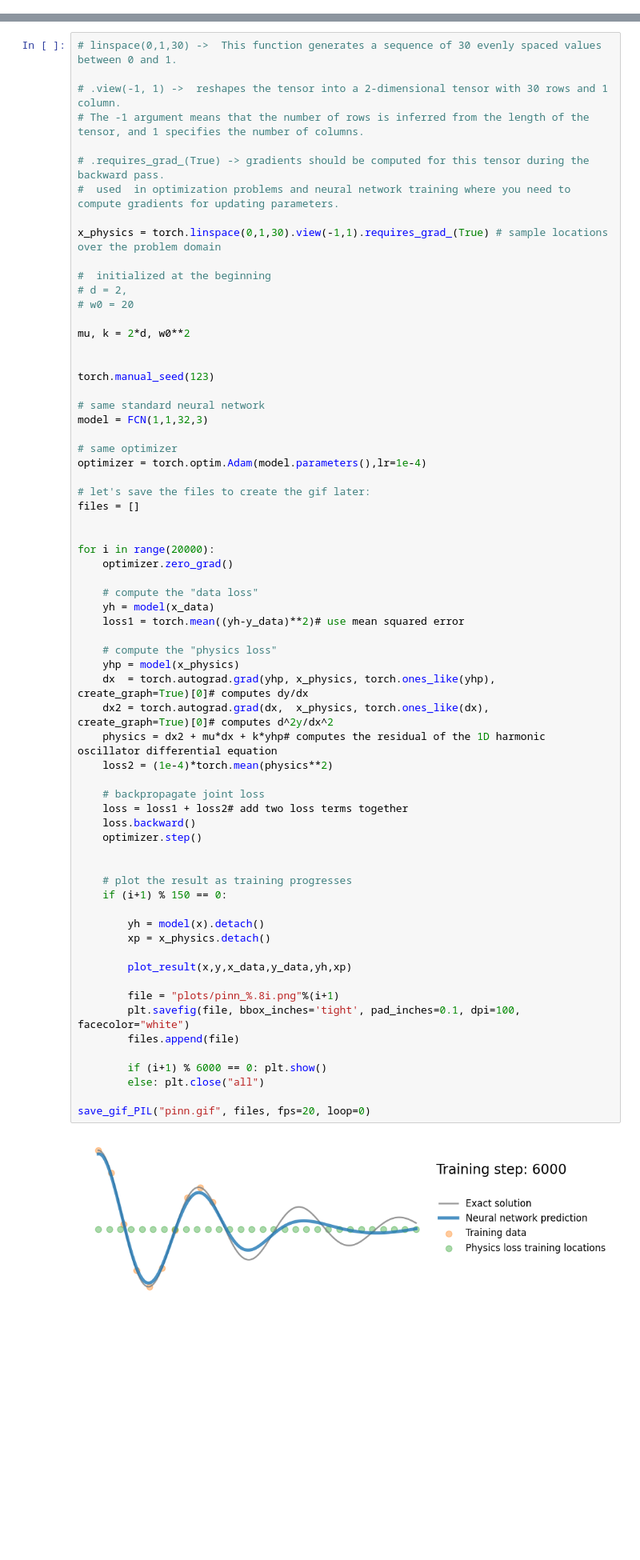
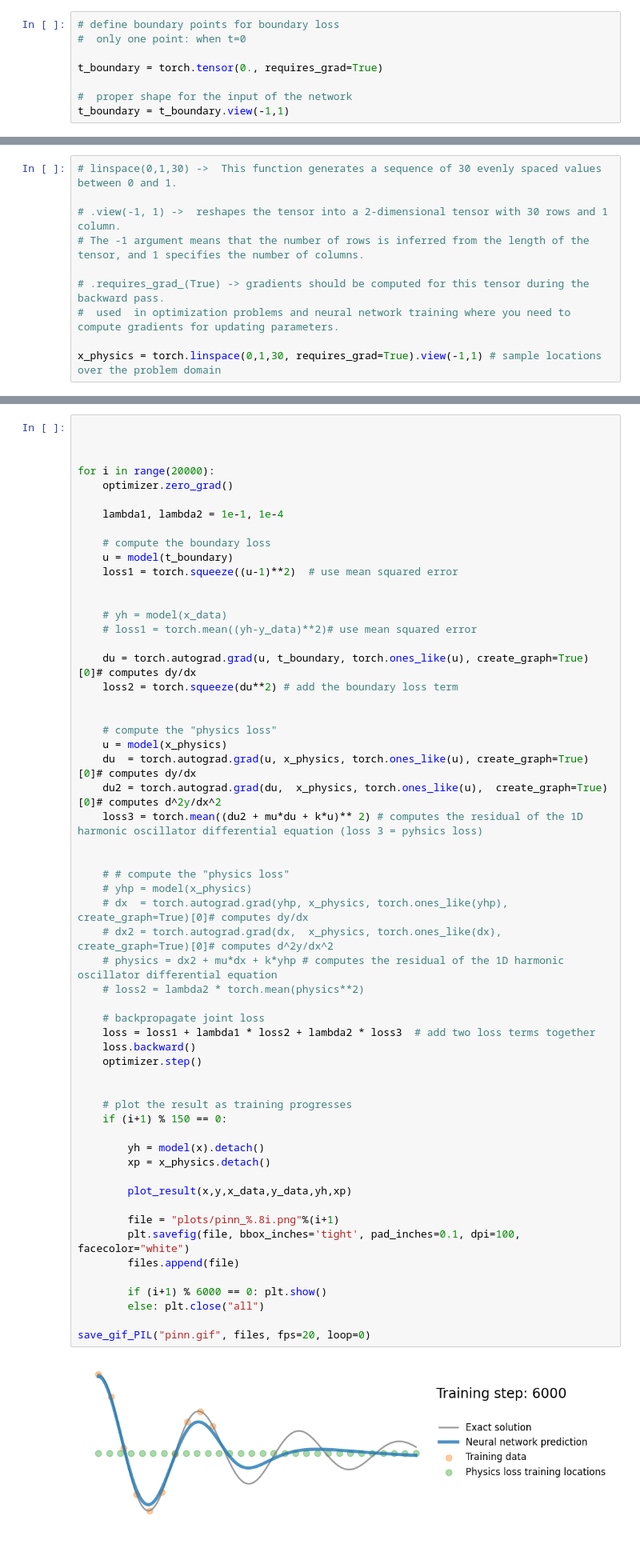
Before and after one commit to isabelcabezasm/PINNs, a Jupyter notebook: 02-PINN-1d-harmonic-oscillator.ipynb, the cells around one changed output, grey strips where cells are left out. Shown: that part at 80% size. Saved outputs shown, nothing was run; the diff lists cells and outputs as text; blank space fills up the shorter version.

Commit message:
new version pinn oscillator

```diff
--- a/02-PINN-1d-harmonic-oscillator.ipynb
+++ b/02-PINN-1d-harmonic-oscillator.ipynb
@@ -146,0 +190,8 @@ Here we evaluate the physics loss at 30 points uniformly spaced over the problem
+# %%
+# define boundary points for boundary loss
+#  only one point: when t=0
+
+t_boundary = torch.tensor(0., requires_grad=True)
+
+#  proper shape for the input of the network
+t_boundary = t_boundary.view(-1,1)
@@ -146,0 +202,10 @@ Here we evaluate the physics loss at 30 points uniformly spaced over the problem
+# %%
+# linspace(0,1,30) ->  This function generates a sequence of 30 evenly spaced values between 0 and 1.
+
+# .view(-1, 1) ->  reshapes the tensor into a 2-dimensional tensor with 30 rows and 1 column.
+# The -1 argument means that the number of rows is inferred from the length of the tensor, and 1 specifies the number of columns.
+
+# .requires_grad_(True) -> gradients should be computed for this tensor during the backward pass.
+#  used  in optimization problems and neural network training where you need to compute gradients for updating parameters.
+
+x_physics = torch.linspace(0,1,30, requires_grad=True).view(-1,1) # sample locations over the problem domain
@@ -147,68 +262,59 @@ Here we evaluate the physics loss at 30 points uniformly spaced over the problem
 # %%
-# linspace(0,1,30) ->  This function generates a sequence of 30 evenly spaced values between 0 and 1.
 
-# .view(-1, 1) ->  reshapes the tensor into a 2-dimensional tensor with 30 rows and 1 column.
-# The -1 argument means that the number of rows is inferred from the length of the tensor, and 1 specifies the number of columns.
-
-# .requires_grad_(True) -> gradients should be computed for this tensor during the backward pass.
-#  used  in optimization problems and neural network training where you need to compute gradients for updating parameters.
-
-x_physics = torch.linspace(0,1,30).view(-1,1).requires_grad_(True) # sample locations over the problem domain
-
-#  initialized at the beginning
-# d = 2,
-# w0 = 20
-
-mu, k = 2*d, w0**2
-
-
-torch.manual_seed(123)
-
-# same standard neural network
-model = FCN(1,1,32,3)
-
-# same optimizer
-optimizer = torch.optim.Adam(model.parameters(),lr=1e-4)
-
-# let's save the files to create the gif later:
-files = []
 
 
 for i in range(20000):
     optimizer.zero_grad()
 
-    # compute the "data loss"
-    yh = model(x_data)
-    loss1 = torch.mean((yh-y_data)**2)# use mean squared error
+    lambda1, lambda2 = 1e-1, 1e-4
+
+    # compute the boundary loss
+    u = model(t_boundary)
+    loss1 = torch.squeeze((u-1)**2)  # use mean squared error
+
+
+    # yh = model(x_data)
+    # loss1 = torch.mean((yh-y_data)**2)# use mean squared error
+
+    du = torch.autograd.grad(u, t_boundary, torch.ones_like(u), create_graph=True)[0]# computes dy/dx
+    loss2 = torch.squeeze(du**2) # add the boundary loss term
+
 
     # compute the "physics loss"
-    yhp = model(x_physics)
-    dx  = torch.autograd.grad(yhp, x_physics, torch.ones_like(yhp), create_graph=True)[0]# computes dy/dx
-    dx2 = torch.autograd.grad(dx,  x_physics, torch.ones_like(dx),  create_graph=True)[0]# computes d^2y/dx^2
-    physics = dx2 + mu*dx + k*yhp# computes the residual of the 1D harmonic oscillator differential equation
-    loss2 = (1e-4)*torch.mean(physics**2)
+    u = model(x_physics)
+    du  = torch.autograd.grad(u, x_physics, torch.ones_like(u), create_graph=True)[0]# computes dy/dx
+    du2 = torch.autograd.grad(du,  x_physics, torch.ones_like(u),  create_graph=True)[0]# computes d^2y/dx^2
+    loss3 = torch.mean((du2 + mu*du + k*u)** 2) # computes the residual of the 1D harmonic oscillator differential equation (loss 3 = pyhsics loss)
+
+
+    # # compute the "physics loss"
+    # yhp = model(x_physics)
+    # dx  = torch.autograd.grad(yhp, x_physics, torch.ones_like(yhp), create_graph=True)[0]# computes dy/dx
+    # dx2 = torch.autograd.grad(dx,  x_physics, torch.ones_like(dx),  create_graph=True)[0]# computes d^2y/dx^2
+    # physics = dx2 + mu*dx + k*yhp # computes the residual of the 1D harmonic oscillator differential equation
+    # loss2 = lambda2 * torch.mean(physics**2)
 
     # backpropagate joint loss
-    loss = loss1 + loss2# add two loss terms together
+    loss = loss1 + lambda1 * loss2 + lambda2 * loss3  # add two loss terms together
     loss.backward()
     optimizer.step()
 
 
     # plot the result as training progresses
     if (i+1) % 150 == 0:
 
         yh = model(x).detach()
         xp = x_physics.detach()
 
         plot_result(x,y,x_data,y_data,yh,xp)
 
         file = "plots/pinn_%.8i.png"%(i+1)
         plt.savefig(file, bbox_inches='tight', pad_inches=0.1, dpi=100, facecolor="white")
         files.append(file)
 
         if (i+1) % 6000 == 0: plt.show()
         else: plt.close("all")
 
 save_gif_PIL("pinn.gif", files, fps=20, loop=0)
 # %% [output]
-[figure, old version]
+[figure, new version]
```
Also changed, not shown: parts of 13 cells of this notebook, 1 other file.
